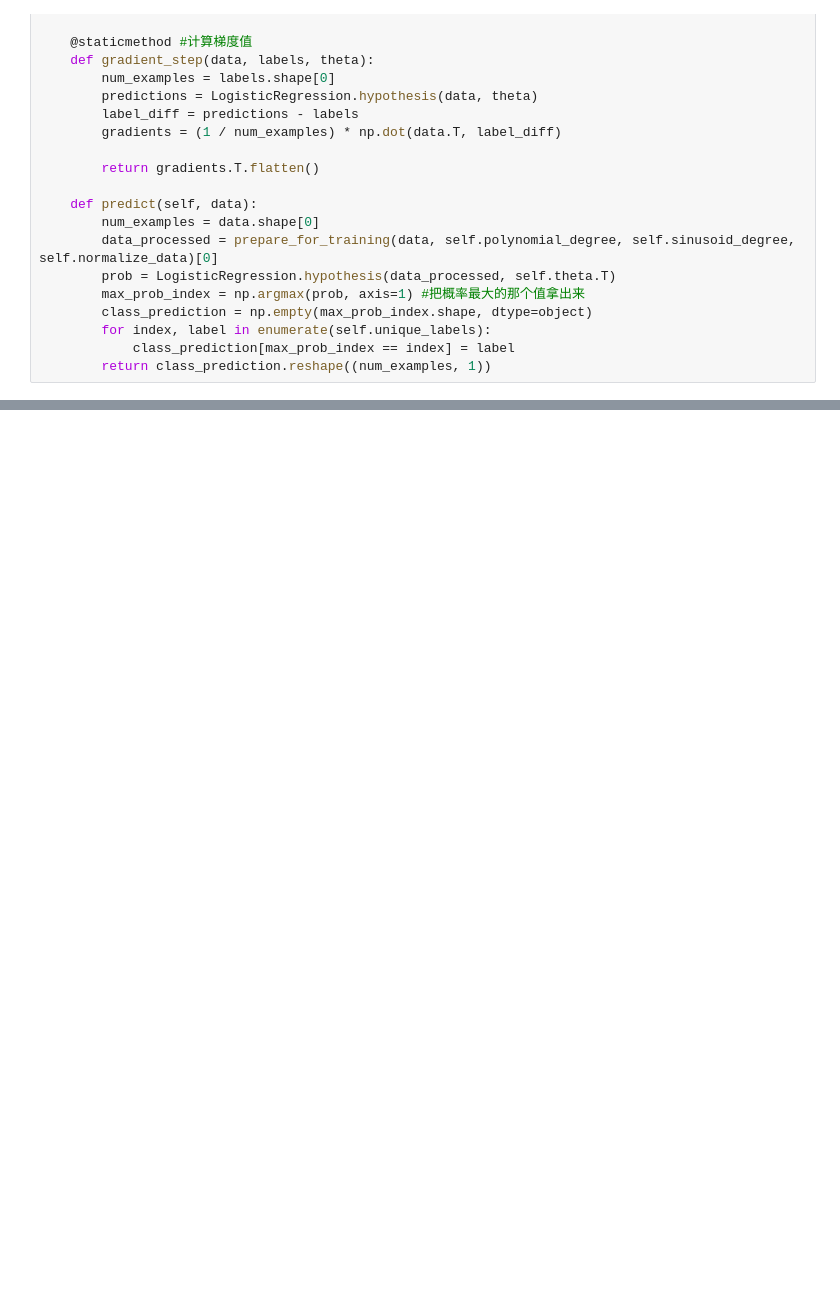
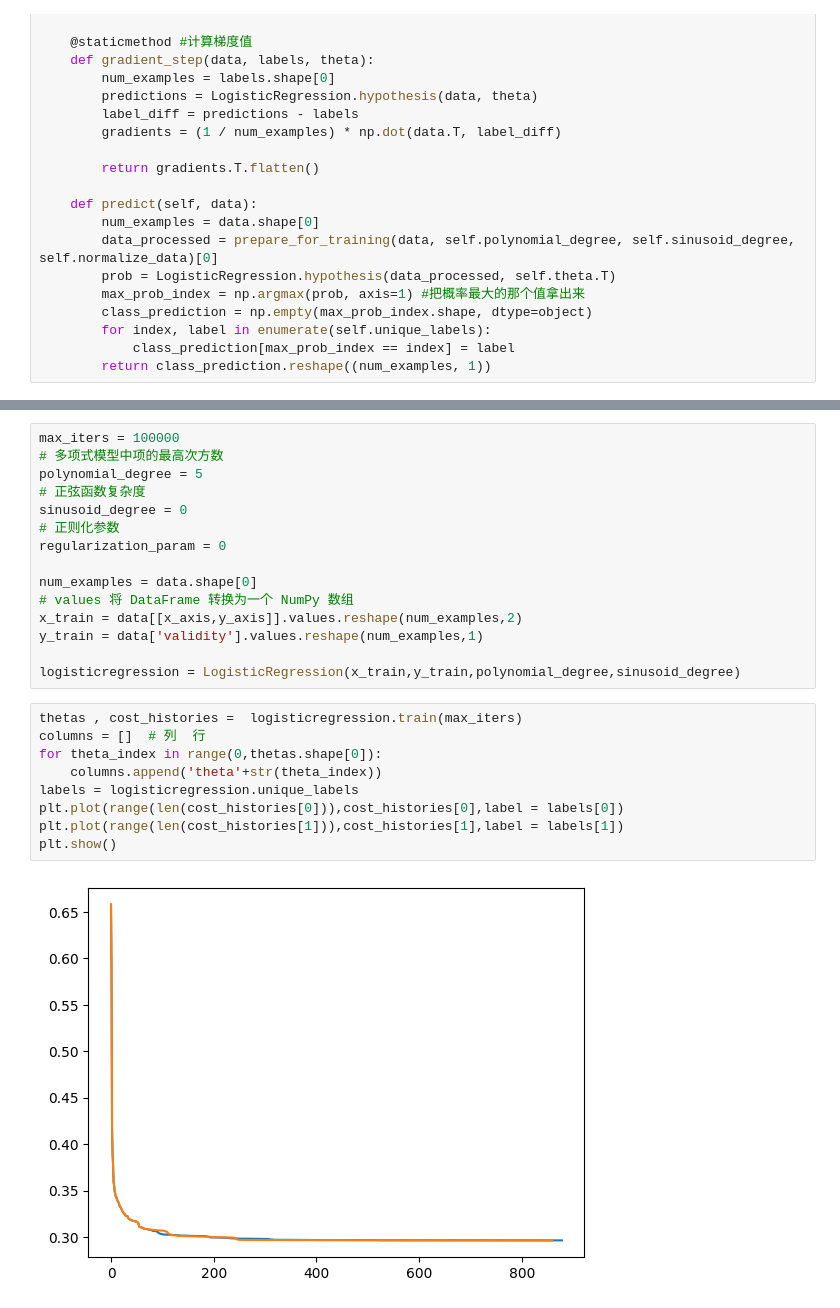
Before and after one commit to zwd1224/machine_learning_practice, a Jupyter notebook: 机器学习/逻辑回归/Non_linear_logistic_regression.ipynb, the cells around one changed output, grey strips where cells are left out. Cells and saved outputs as stored; diff of their text form; blank space fills up the shorter version.

```diff
--- a/机器学习/逻辑回归/Non_linear_logistic_regression.ipynb
+++ b/机器学习/逻辑回归/Non_linear_logistic_regression.ipynb
@@ -110,0 +128,26 @@ data = pd.read_csv('microchips-tests.csv')
+# %%
+max_iters = 100000
+# 多项式模型中项的最高次方数
+polynomial_degree = 5
+# 正弦函数复杂度
+sinusoid_degree = 0
+# 正则化参数
+regularization_param = 0
+
+num_examples = data.shape[0]
+# values 将 DataFrame 转换为一个 NumPy 数组
+x_train = data[[x_axis,y_axis]].values.reshape(num_examples,2)
+y_train = data['validity'].values.reshape(num_examples,1)
+
+logisticregression = LogisticRegression(x_train,y_train,polynomial_degree,sinusoid_degree)
+# %%
+thetas , cost_histories =  logisticregression.train(max_iters)
+columns = []  # 列  行
+for theta_index in range(0,thetas.shape[0]):
+    columns.append('theta'+str(theta_index))
+labels = logisticregression.unique_labels
+plt.plot(range(len(cost_histories[0])),cost_histories[0],label = labels[0])
+plt.plot(range(len(cost_histories[1])),cost_histories[1],label = labels[1])
+plt.show()
+# %% [output]
+[figure, added]
```
Also changed, not shown: parts of 4 cells of this notebook, 1 other file.
